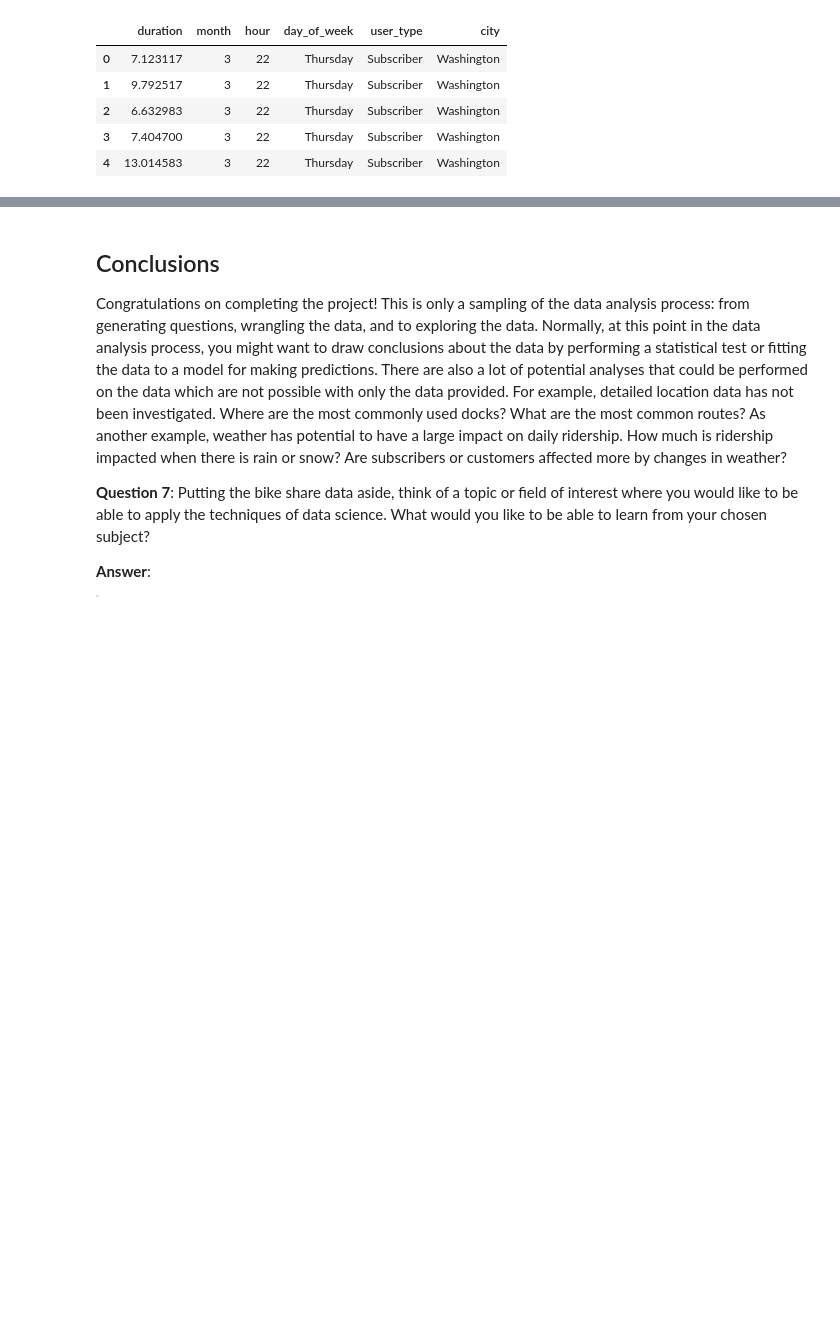
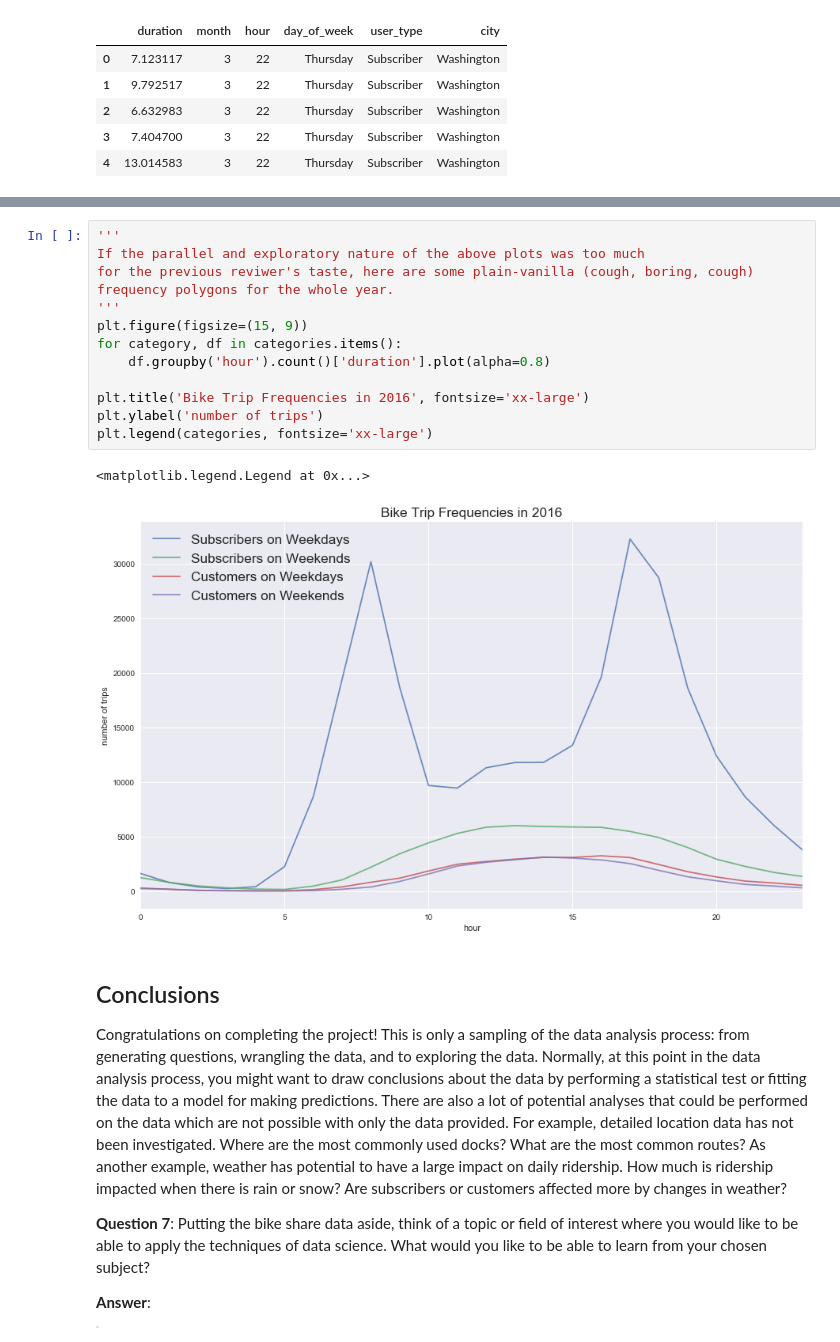
Before and after one commit to andy1li/udacity-dand-2018, a Jupyter notebook: P1-Bike/DAND-P1.ipynb, the cells around one changed output, grey strips where cells are left out. Drawn from its saved outputs; the diff is of its cells as text; blank space fills up the shorter version.

```diff
--- a/P1-Bike/DAND-P1.ipynb
+++ b/P1-Bike/DAND-P1.ipynb
@@ -693,3 +697,19 @@ for category, df in categories.items():
+# %%
+'''
+If the parallel and exploratory nature of the above plots was too much
+for the previous reviwer's taste, here are some plain-vanilla (cough, boring, cough)
+frequency polygons for the whole year.
+'''
+plt.figure(figsize=(15, 9))
+for category, df in categories.items():
+    df.groupby('hour').count()['duration'].plot(alpha=0.8)
+
+plt.title('Bike Trip Frequencies in 2016', fontsize='xx-large')
+plt.ylabel('number of trips')
+plt.legend(categories, fontsize='xx-large')
+# %% [output]
+<matplotlib.legend.Legend at 0x...>
+[figure, added]
 # %% [markdown]
 <a id='conclusions'></a>
 ## Conclusions
```
Also changed, not shown: parts of 8 cells of this notebook, 1 other file.
